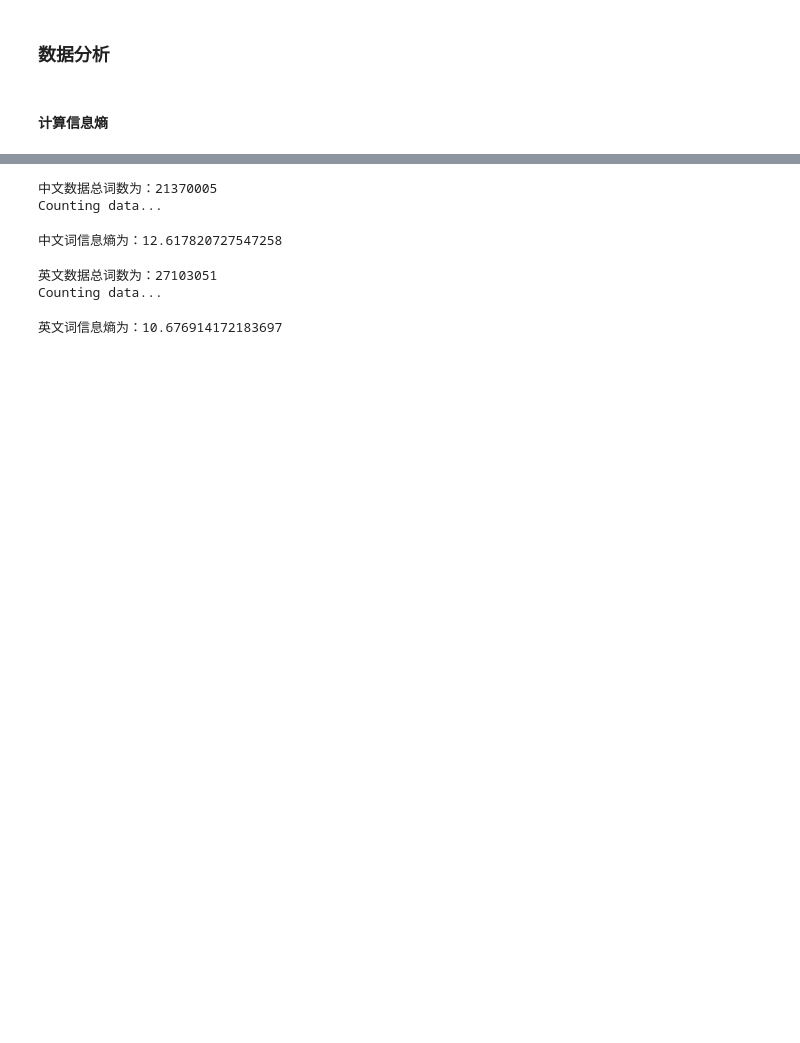
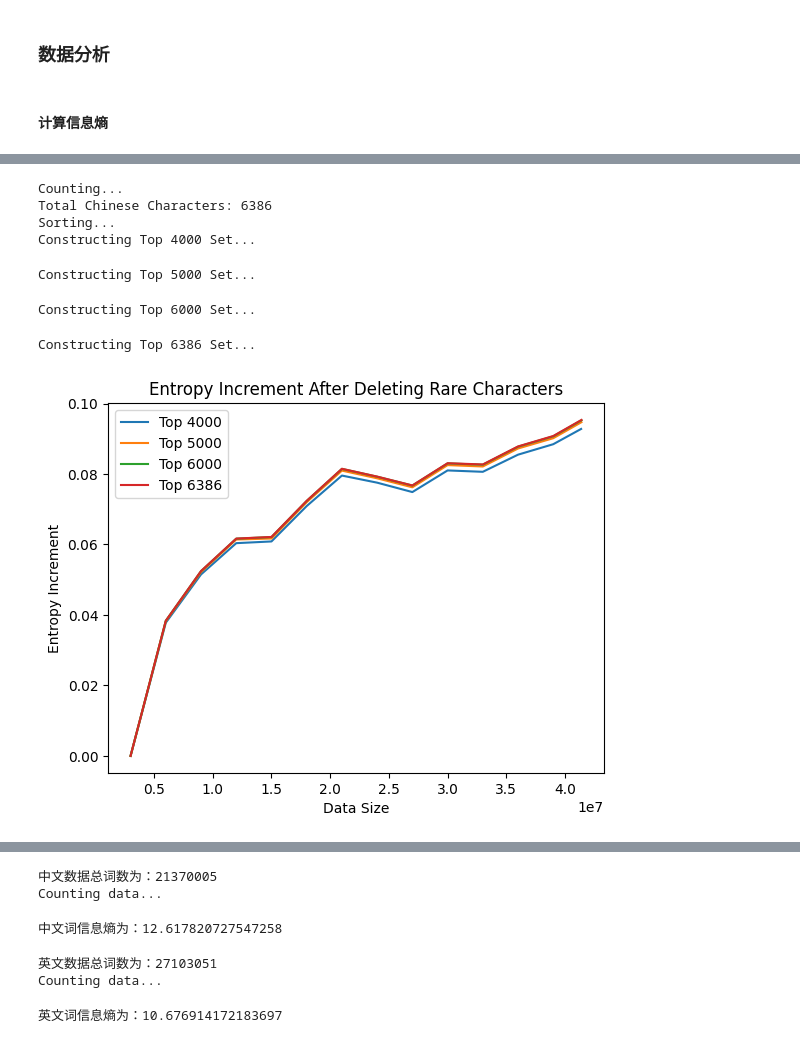
Before and after one commit to SunnyYYLin/text-entropy, a Jupyter notebook: main.ipynb, the cells around one changed output, grey strips where cells are left out. Cells and saved outputs as stored; diff of their text form; code cells hidden in the pictures; blank space fills up the shorter version.

```diff
--- a/main.ipynb
+++ b/main.ipynb
@@ -63,0 +107,33 @@ fig2 = entropy_curve(en_chrs, 3_000_000)
+# %%
+from collections import Counter
+from utils.entropy import entropy_curve
+
+print("Counting...")
+counter = Counter(cn_chrs)
+print(f"Total Chinese Characters: {len(counter)}")
+print("Sorting...")
+sorted_counter = sorted(counter.items(), key=lambda x: x[1], reverse=True)
+sorted_chrs = [chr for chr, _ in sorted_counter]
+for i in list(range(4_000, len(counter), 500)) + [len(counter)]:
+    print(f"Constructing Top {i} Set...")
+    top_set = set(sorted_chrs[:i])
+    chrs = [chr for chr in tqdm(cn_chrs) if chr in top_set]
+    fig = entropy_curve(chrs, 3_000_000)
+    fig = list(fig)
+    base = fig[1][0]
+    fig[1] = [entropy-base for entropy in fig[1]]
+    plt.plot(fig[0], fig[1], label=f'Top {i}')
+plt.legend()
+plt.xlabel("Data Size")
+plt.ylabel("Entropy Increment")
+plt.title("Entropy Increment After Deleting Rare Characters")
+plt.show()
+# %% [output]
+Counting...
+Total Chinese Characters: 6386
+Sorting...
+Constructing Top 4000 Set...
+Constructing Top 5000 Set...
+Constructing Top 6000 Set...
+Constructing Top 6386 Set...
+[figure, added]
```
Also changed, not shown: parts of 17 cells of this notebook, 16 other files.
